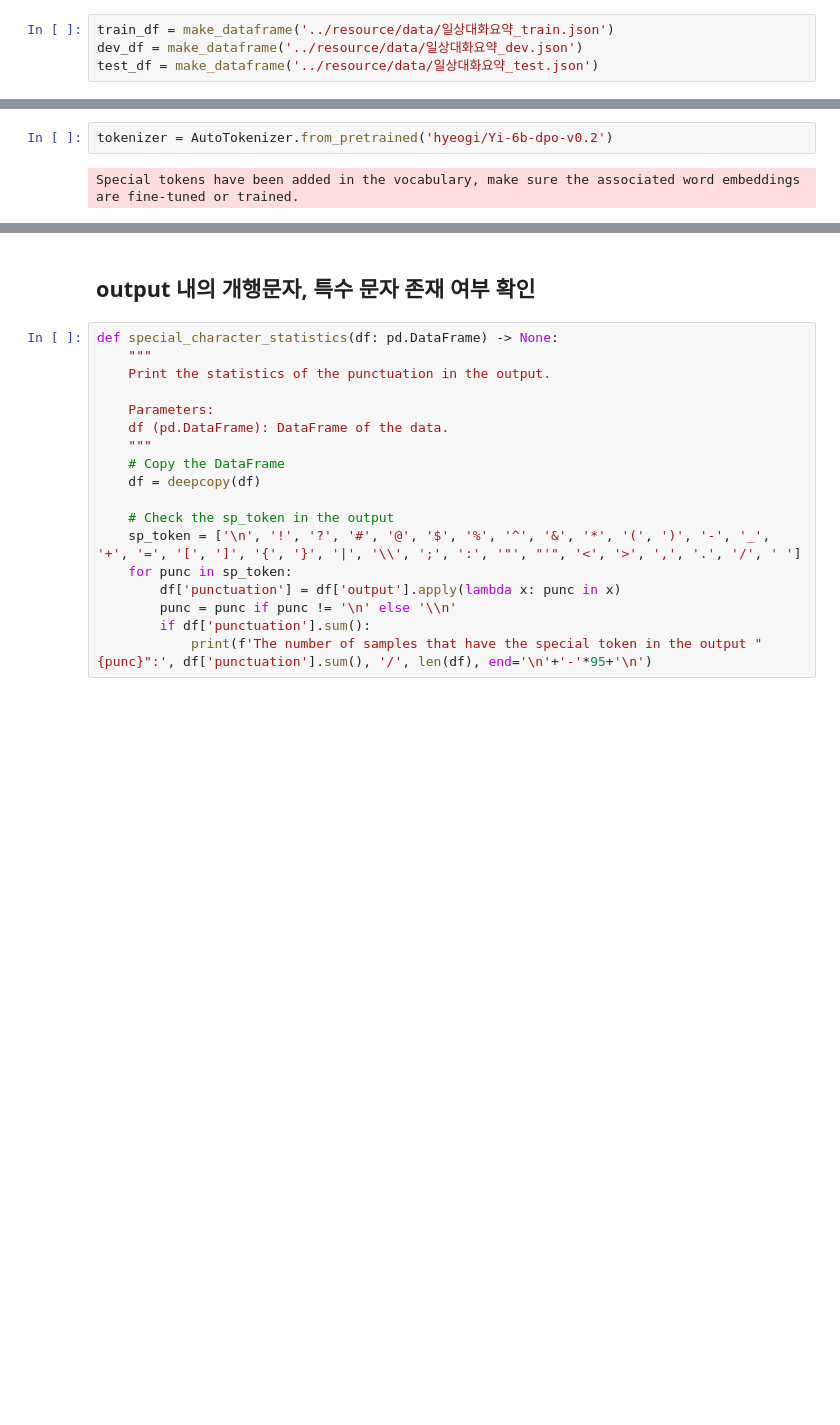
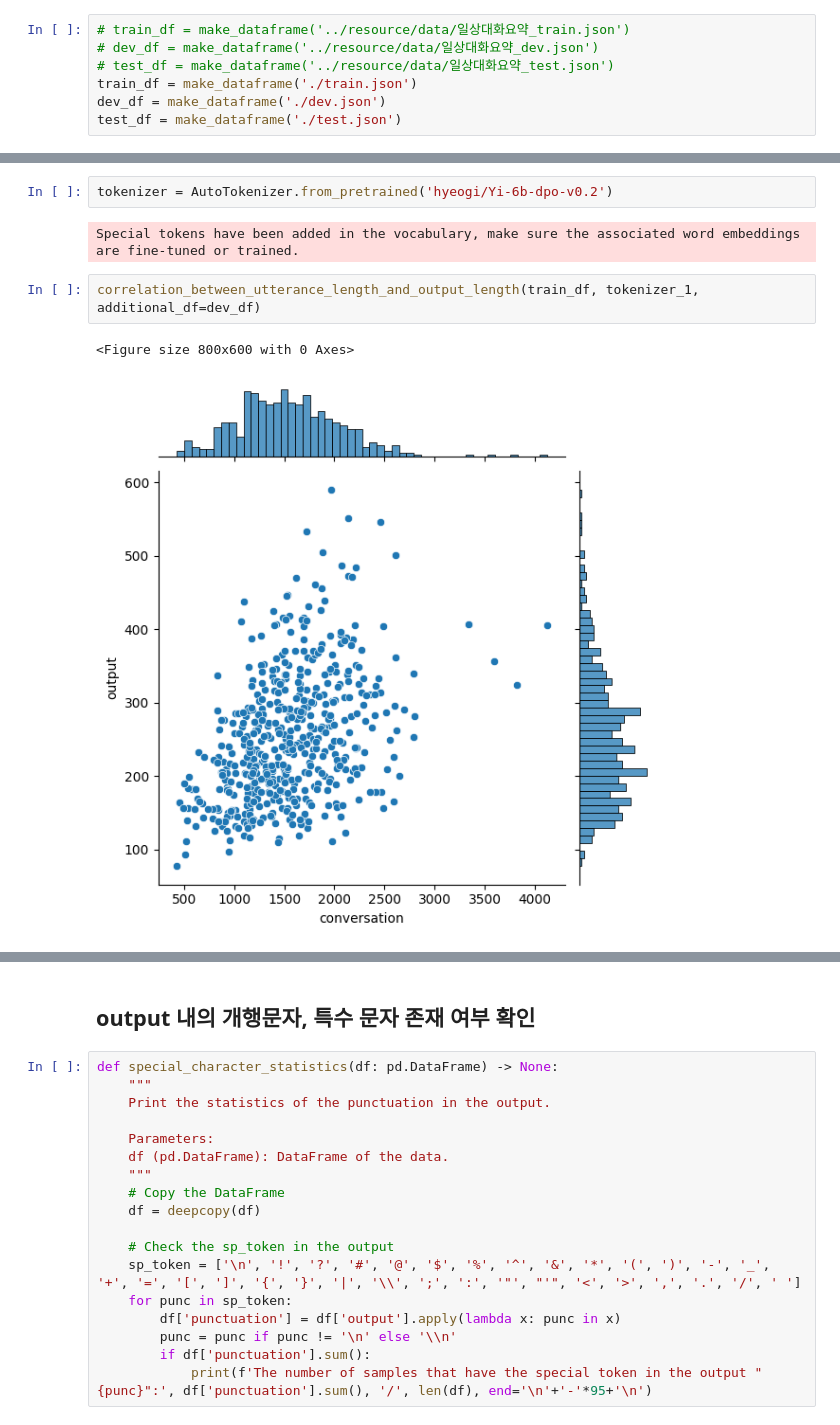
Before and after one commit to DonghaeSuh/dialogue-summarization, a Jupyter notebook: eda/output_structure_eda.ipynb, the cells around one changed output, grey strips where cells are left out. Cells and saved outputs as stored; diff of their text form; blank space fills up the shorter version.

```diff
--- a/eda/output_structure_eda.ipynb
+++ b/eda/output_structure_eda.ipynb
@@ -39,6 +44,9 @@ def make_dataframe(path: str) -> pd.DataFrame:
 
     return df
 # %%
-train_df = make_dataframe('../resource/data/일상대화요약_train.json')
-dev_df = make_dataframe('../resource/data/일상대화요약_dev.json')
-test_df = make_dataframe('../resource/data/일상대화요약_test.json')
+# train_df = make_dataframe('../resource/data/일상대화요약_train.json')
+# dev_df = make_dataframe('../resource/data/일상대화요약_dev.json')
+# test_df = make_dataframe('../resource/data/일상대화요약_test.json')
+train_df = make_dataframe('./train.json')
+dev_df = make_dataframe('./dev.json')
+test_df = make_dataframe('./test.json')
@@ -265,3 +383,8 @@ Special tokens have been added in the vocabulary, make sure the associated word
 tokenizer = AutoTokenizer.from_pretrained('hyeogi/Yi-6b-dpo-v0.2')
 # %% [output]
 Special tokens have been added in the vocabulary, make sure the associated word embeddings are fine-tuned or trained.
+# %%
+correlation_between_utterance_length_and_output_length(train_df, tokenizer_1, additional_df=dev_df)
+# %% [output]
+<Figure size 800x600 with 0 Axes>
+[figure, added]
```
Also changed, not shown: parts of 30 cells of this notebook, 11 other files.
